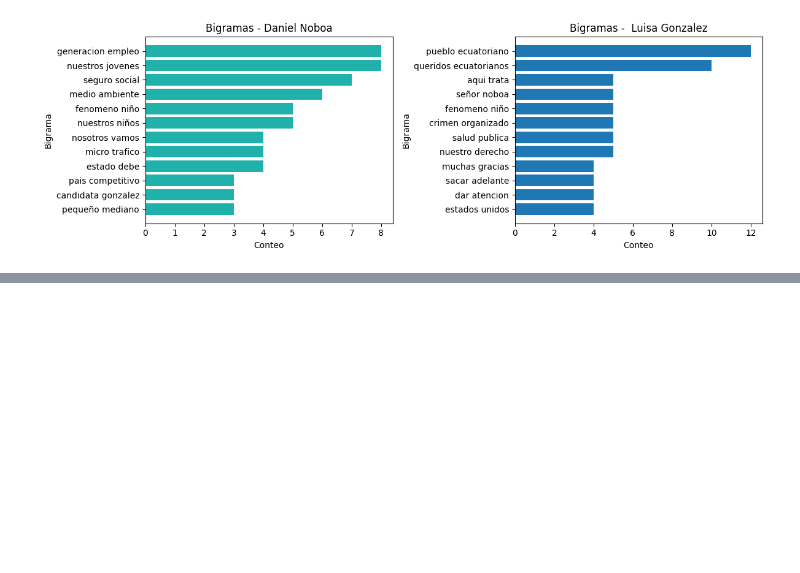
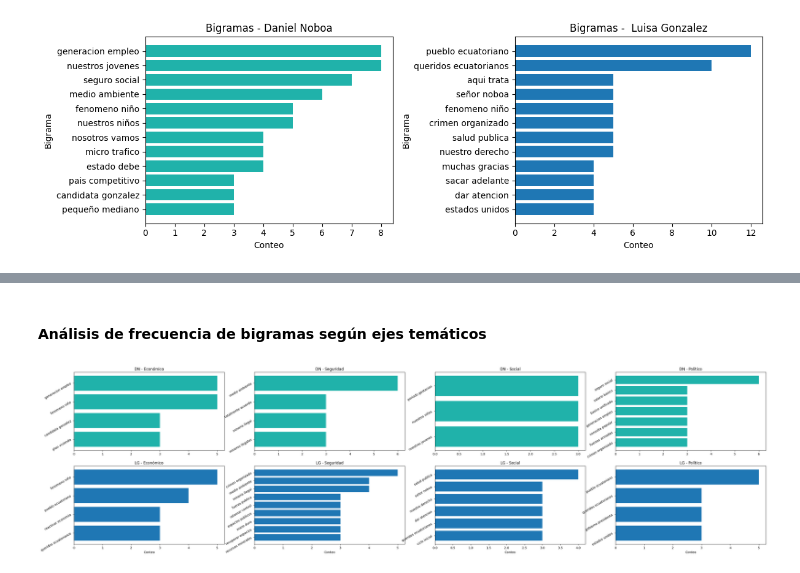
Before and after one commit to vanesalazarp17/debate_ec, a Jupyter notebook: debate_analysis.ipynb, the cells around one changed output, grey strips where cells are left out. Cells and saved outputs as stored; diff of their text form; code cells hidden in the pictures; blank space fills up the shorter version.

```diff
--- a/debate_analysis.ipynb
+++ b/debate_analysis.ipynb
@@ -176,0 +194,35 @@ words_LG[0]
+# %% [markdown]
+#### Análisis de frecuencia de bigramas según ejes temáticos
+# %%
+plt.figure(figsize=(40, 10))
+
+for i, eje in enumerate(ejes_tematicos):
+
+    df_DN = df[(df['participante'] == candidatos[0]) & (df['eje_tematico'] == eje)]
+    text_DN = ' '.join(df_DN['texto_limpio'])
+    words = re.findall(r'\w+', text_DN)
+    two_words = [' '.join(ws) for ws in zip(words, words[1:], )]
+    wordscount_DN = {w:f for w, f in Counter(two_words).most_common() if f > 2}
+    wordscount_DN = list(wordscount_DN.items())[:12][::-1]
+    keysDN, valuesDN = zip(*wordscount_DN)
+    plt.subplot(2, 4, i+1)
+    plt.barh(keysDN, valuesDN, color='lightseagreen')
+    string ='DN - '+ str(eje)
+    plt.title(string)
+    plt.yticks(rotation=30)
+
+    df_LG = df[(df['participante'] == candidatos[1]) & (df['eje_tematico'] == eje)]
+    text_LG = ' '.join(df_LG['texto_limpio'])
+    words = re.findall(r'\w+', text_LG)
+    two_words = [' '.join(ws) for ws in zip(words, words[1:], )]
+    wordscount_LG = {w:f for w, f in Counter(two_words).most_common() if f > 2}
+    wordscount_LG = list(wordscount_LG.items())[:12][::-1]
+    keysLG, valuesLG = zip(*wordscount_LG)
+    plt.subplot(2, 4, i+5)
+    plt.barh(keysLG, valuesLG)
+    string ='LG - '+ str(eje)
+    plt.title(string)
+    plt.xlabel('Conteo')
+    plt.yticks(rotation=30)
+# %% [output]
+[figure, added]
```
Also changed, not shown: parts of 15 cells of this notebook.
